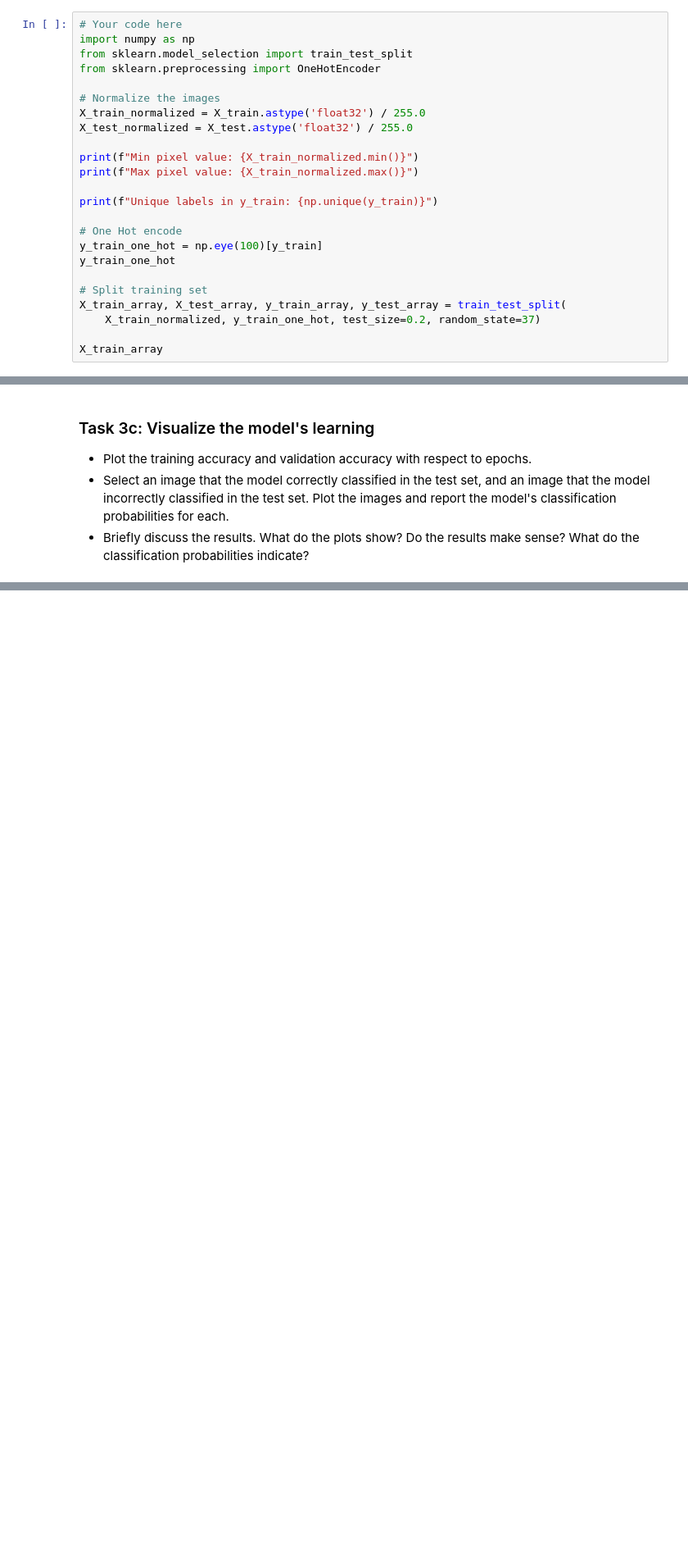
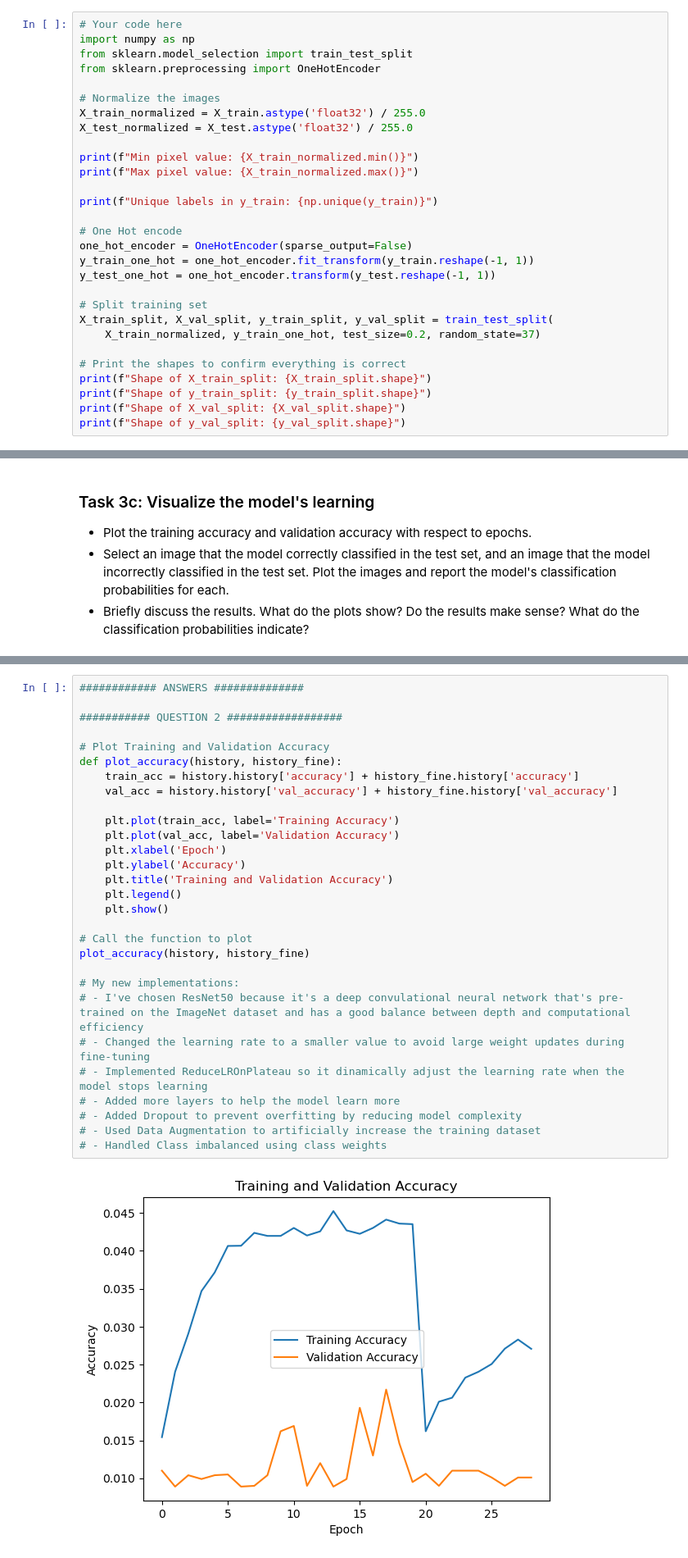
Before and after one commit to jtfb/deep_learning, a Jupyter notebook: 02_activities/assignments/assignment_1.ipynb, the cells around one changed output, grey strips where cells are left out. Shown at 82% size. Cells and saved outputs as stored; diff of their text form; blank space fills up the shorter version.

```diff
--- a/02_activities/assignments/assignment_1.ipynb
+++ b/02_activities/assignments/assignment_1.ipynb
@@ -51,14 +72,19 @@ print(f"Max pixel value: {X_train_normalized.max()}")
 print(f"Unique labels in y_train: {np.unique(y_train)}")
 
 # One Hot encode
-y_train_one_hot = np.eye(100)[y_train]
-y_train_one_hot
+one_hot_encoder = OneHotEncoder(sparse_output=False)
+y_train_one_hot = one_hot_encoder.fit_transform(y_train.reshape(-1, 1))
+y_test_one_hot = one_hot_encoder.transform(y_test.reshape(-1, 1))
 
 # Split training set
-X_train_array, X_test_array, y_train_array, y_test_array = train_test_split(
+X_train_split, X_val_split, y_train_split, y_val_split = train_test_split(
     X_train_normalized, y_train_one_hot, test_size=0.2, random_state=37)
 
-X_train_array
+# Print the shapes to confirm everything is correct
+print(f"Shape of X_train_split: {X_train_split.shape}")
+print(f"Shape of y_train_split: {y_train_split.shape}")
+print(f"Shape of X_val_split: {X_val_split.shape}")
+print(f"Shape of y_val_split: {y_val_split.shape}")
 # %% [output]
 Min pixel value: 0.0
 Max pixel value: 1.0
@@ -195,3 +459,34 @@ from keras import optimizers
+# %%
+############ ANSWERS ##############
+
+########### QUESTION 2 ##################
+
+# Plot Training and Validation Accuracy
+def plot_accuracy(history, history_fine):
+    train_acc = history.history['accuracy'] + history_fine.history['accuracy']
+    val_acc = history.history['val_accuracy'] + history_fine.history['val_accuracy']
+
+    plt.plot(train_acc, label='Training Accuracy')
+    plt.plot(val_acc, label='Validation Accuracy')
+    plt.xlabel('Epoch')
+    plt.ylabel('Accuracy')
+    plt.title('Training and Validation Accuracy')
+    plt.legend()
+    plt.show()
+
+# Call the function to plot
+plot_accuracy(history, history_fine)
+
+# My new implementations:
+# - I've chosen ResNet50 because it's a deep convulational neural network that's pre-trained on the ImageNet dataset and has a good balance between depth and computational efficiency
+# - Changed the learning rate to a smaller value to avoid large weight updates during fine-tuning
+# - Implemented ReduceLROnPlateau so it dinamically adjust the learning rate when the model stops learning
+# - Added more layers to help the model learn more
+# - Added Dropout to prevent overfitting by reducing model complexity
+# - Used Data Augmentation to artificially increase the training dataset
+# - Handled Class imbalanced using class weights
+# %% [output]
+[figure, added]
 # %% [markdown]
 ### Task 4b: Evaluation of the enhanced model
 
```
Also changed, not shown: parts of 11 cells of this notebook.
